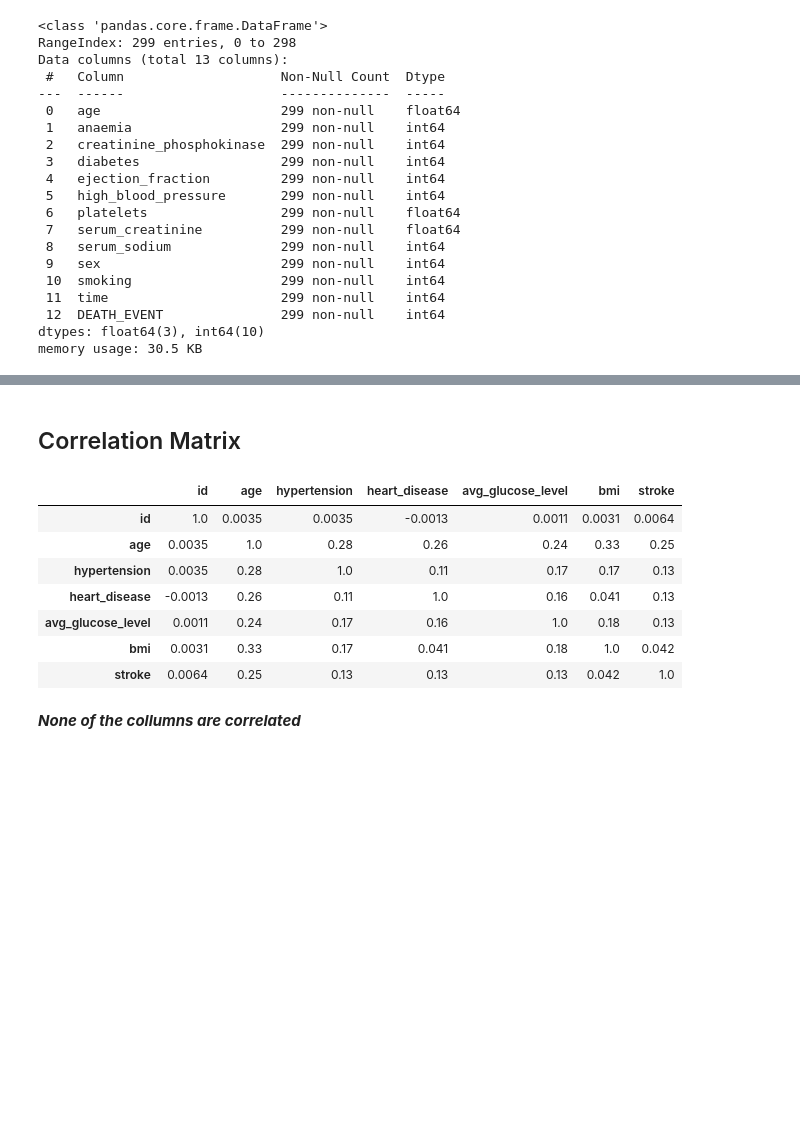
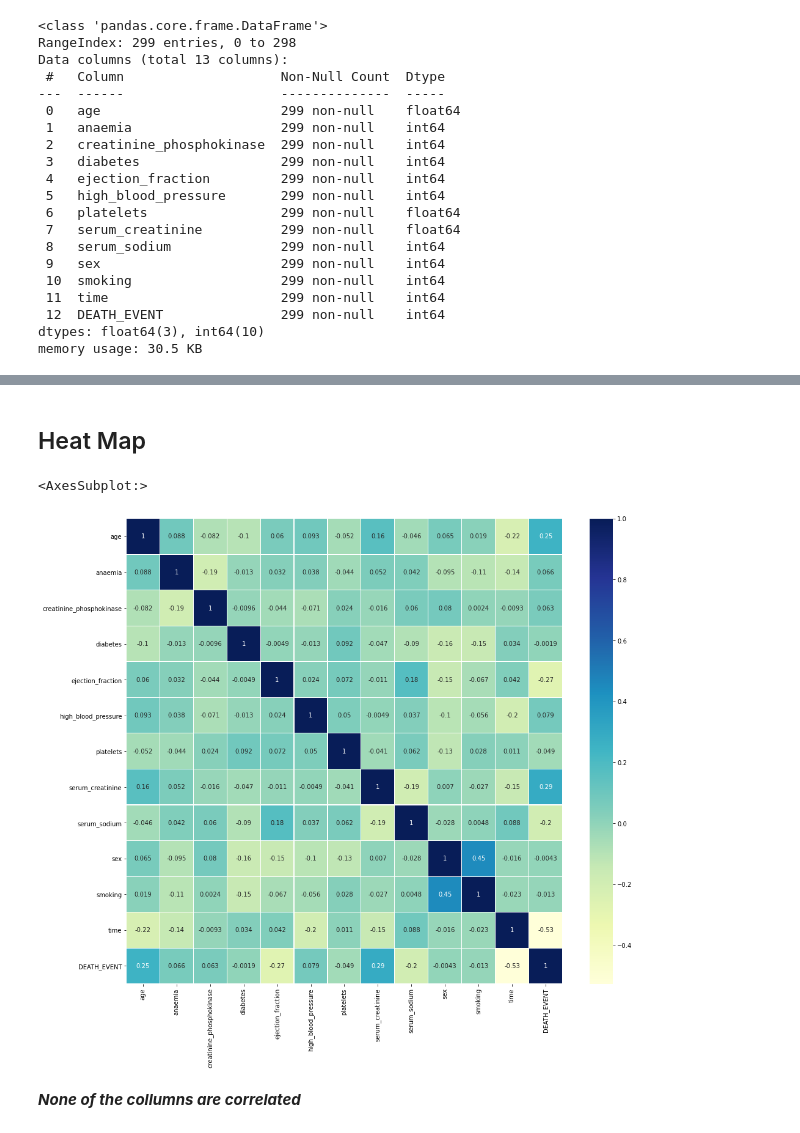
Before and after one commit to sccatalina/FinalProject, a Jupyter notebook: UCIHeartFailure/UCI_HF.Py.ipynb, the cells around one changed output, grey strips where cells are left out. Drawn from its saved outputs; the diff is of its cells as text; code cells hidden in the pictures; blank space fills up the shorter version.

```diff
--- a/UCIHeartFailure/UCI_HF.Py.ipynb
+++ b/UCIHeartFailure/UCI_HF.Py.ipynb
@@ -65,15 +72,10 @@ memory usage: 30.5 KB
-# %% [markdown]
-## Correlation Matrix
-# %%
-HF.corr(method='pearson').style.format("{:.2}").background_gradient(cmap=plt.get_cmap('coolwarm'), axis=1)
-# %% [output]
-|  | id | age | hypertension | heart_disease | avg_glucose_level | bmi | stroke |
-| id | 1.0 | 0.0035 | 0.0035 | -0.0013 | 0.0011 | 0.0031 | 0.0064 |
-| age | 0.0035 | 1.0 | 0.28 | 0.26 | 0.24 | 0.33 | 0.25 |
-| hypertension | 0.0035 | 0.28 | 1.0 | 0.11 | 0.17 | 0.17 | 0.13 |
-| heart_disease | -0.0013 | 0.26 | 0.11 | 1.0 | 0.16 | 0.041 | 0.13 |
-| avg_glucose_level | 0.0011 | 0.24 | 0.17 | 0.16 | 1.0 | 0.18 | 0.13 |
-| bmi | 0.0031 | 0.33 | 0.17 | 0.041 | 0.18 | 1.0 | 0.042 |
-| stroke | 0.0064 | 0.25 | 0.13 | 0.13 | 0.13 | 0.042 | 1.0 |
+# %% [markdown]
+## Heat Map
+# %%
+plt.figure(figsize=(16,14))
+sns.heatmap(HF.corr(), cmap ="YlGnBu",linewidths = .1, annot = True)
+# %% [output]
+<AxesSubplot:>
+[figure, added]
 # %% [markdown]
 __*None of the collumns are correlated*__
```
Also changed, not shown: parts of 6 cells of this notebook.
